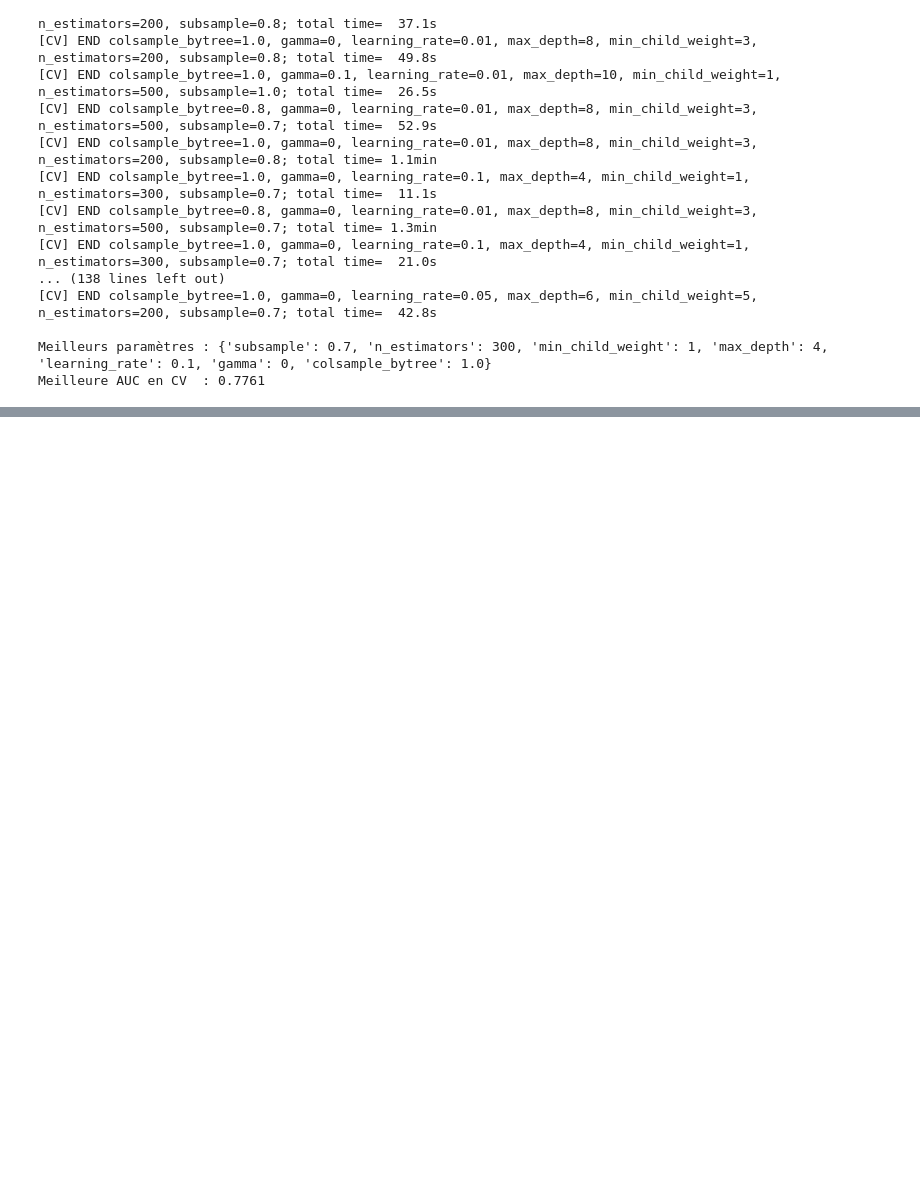
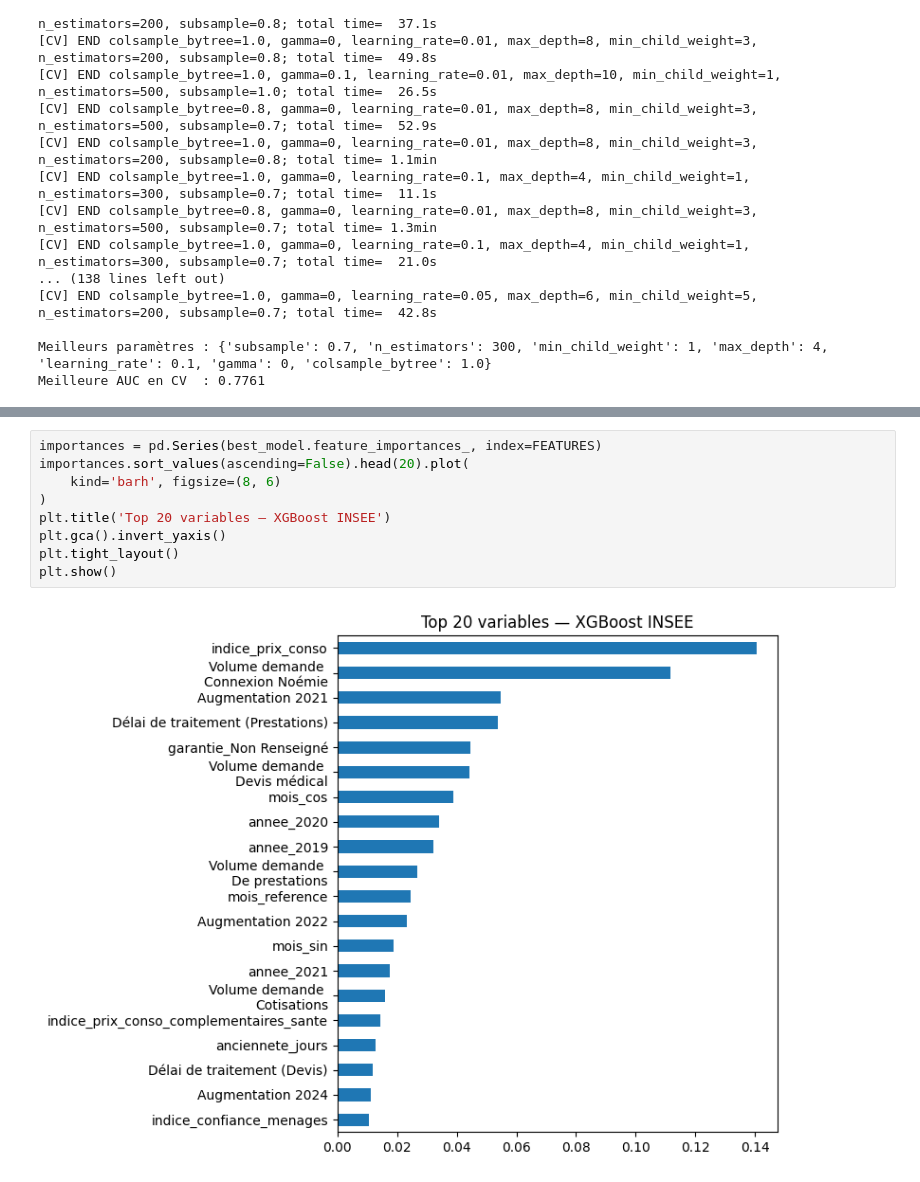
Before and after one commit to Youssef75ensae/bdc-apicil-g1, a Jupyter notebook: notebooks/03_xgboost_insee.ipynb, the cells around one changed output, grey strips where cells are left out. Cells and saved outputs as stored; diff of their text form; blank space fills up the shorter version.

Commit message:
Entrainements avec données INSEE

```diff
--- a/notebooks/03_xgboost.ipynb
+++ b/notebooks/03_xgboost_insee.ipynb
@@ -127,0 +128,11 @@ Modèle sauvegardé dans models/xgboost_tuned.pkl
+# %%
+importances = pd.Series(best_model.feature_importances_, index=FEATURES)
+importances.sort_values(ascending=False).head(20).plot(
+    kind='barh', figsize=(8, 6)
+)
+plt.title('Top 20 variables — XGBoost INSEE')
+plt.gca().invert_yaxis()
+plt.tight_layout()
+plt.show()
+# %% [output]
+[figure, added]
```
Also changed, not shown: parts of 1 cell of this notebook, 2 other files.
